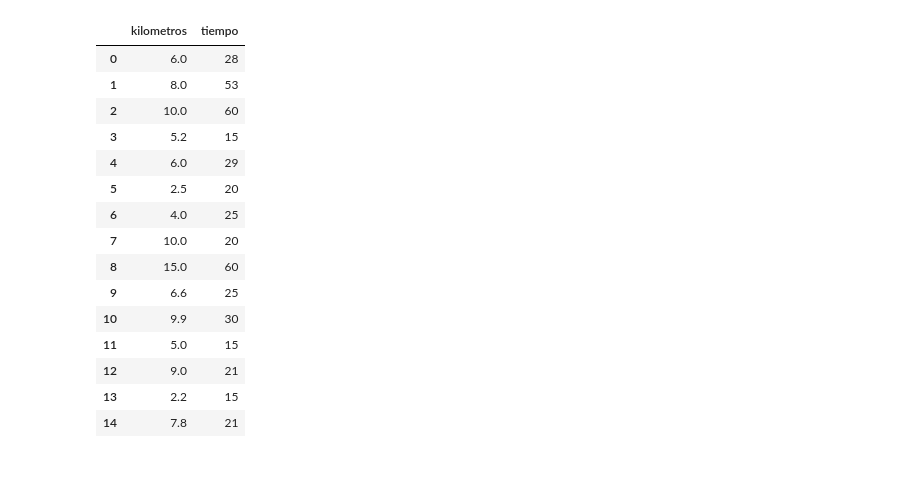
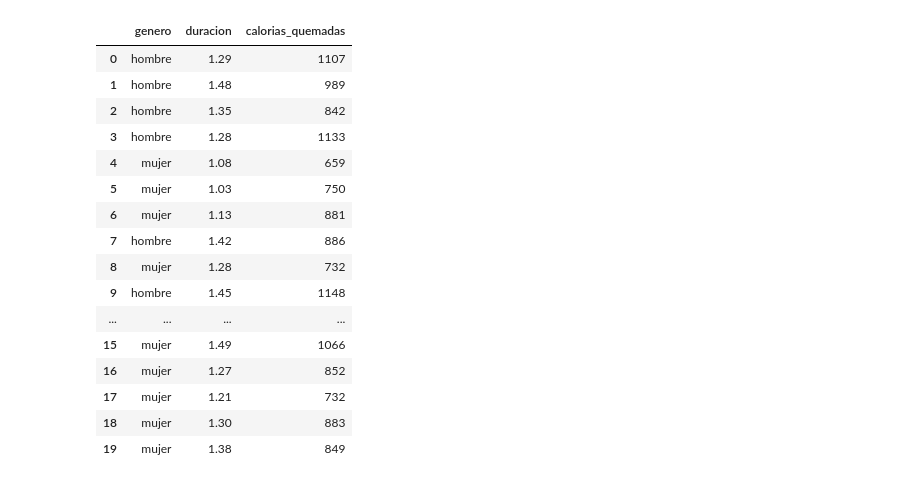
Before and after one commit to joshirdzdel-svg/estadisticainferencial2026A, a Jupyter notebook: Te_damos_la_bienvenida_a_Colab.ipynb, the cells around one changed output. Cells and saved outputs as stored; diff of their text form; code cells hidden in the pictures.

```diff
--- a/Te_damos_la_bienvenida_a_Colab.ipynb
+++ b/Te_damos_la_bienvenida_a_Colab.ipynb
@@ -1,25 +1,25 @@
 # %% [markdown]
 <a href="https://colab.research.google.com/github/joshirdzdel-svg/estadisticainferencial2026A/blob/main/Te_damos_la_bienvenida_a_Colab.ipynb" target="_parent"><img src="https://colab.research.google.com/assets/colab-badge.svg" alt="Open In Colab"/></a>
 # %%
-
 import pandas as pd
-link_csv = "https://raw.githubusercontent.com/joshirdzdel-svg/estadisticainferencial2026A/refs/heads/main/video"
+link_csv = "https://raw.githubusercontent.com/joshirdzdel-svg/estadisticainferencial2026A/refs/heads/main/Unidad%202/practica_01/datos.csv"
 df = pd.read_csv(link_csv)
 df
 # %% [output]
-|  | kilometros | tiempo |
-| 0 | 6.0 | 28 |
-| 1 | 8.0 | 53 |
-| 2 | 10.0 | 60 |
-| 3 | 5.2 | 15 |
-| 4 | 6.0 | 29 |
-| 5 | 2.5 | 20 |
-| 6 | 4.0 | 25 |
-| 7 | 10.0 | 20 |
-| 8 | 15.0 | 60 |
-| 9 | 6.6 | 25 |
-| 10 | 9.9 | 30 |
-| 11 | 5.0 | 15 |
-| 12 | 9.0 | 21 |
-| 13 | 2.2 | 15 |
-| 14 | 7.8 | 21 |
+|  | genero | duracion | calorias_quemadas |
+| 0 | hombre | 1.29 | 1107 |
+| 1 | hombre | 1.48 | 989 |
+| 2 | hombre | 1.35 | 842 |
+| 3 | hombre | 1.28 | 1133 |
+| 4 | mujer | 1.08 | 659 |
+| 5 | mujer | 1.03 | 750 |
+| 6 | mujer | 1.13 | 881 |
+| 7 | hombre | 1.42 | 886 |
+| 8 | mujer | 1.28 | 732 |
+| 9 | hombre | 1.45 | 1148 |
+| ... | ... | ... | ... |
+| 15 | mujer | 1.49 | 1066 |
+| 16 | mujer | 1.27 | 852 |
+| 17 | mujer | 1.21 | 732 |
+| 18 | mujer | 1.30 | 883 |
+| 19 | mujer | 1.38 | 849 |
```
Also changed, not shown: parts of 16 cells of this notebook.
